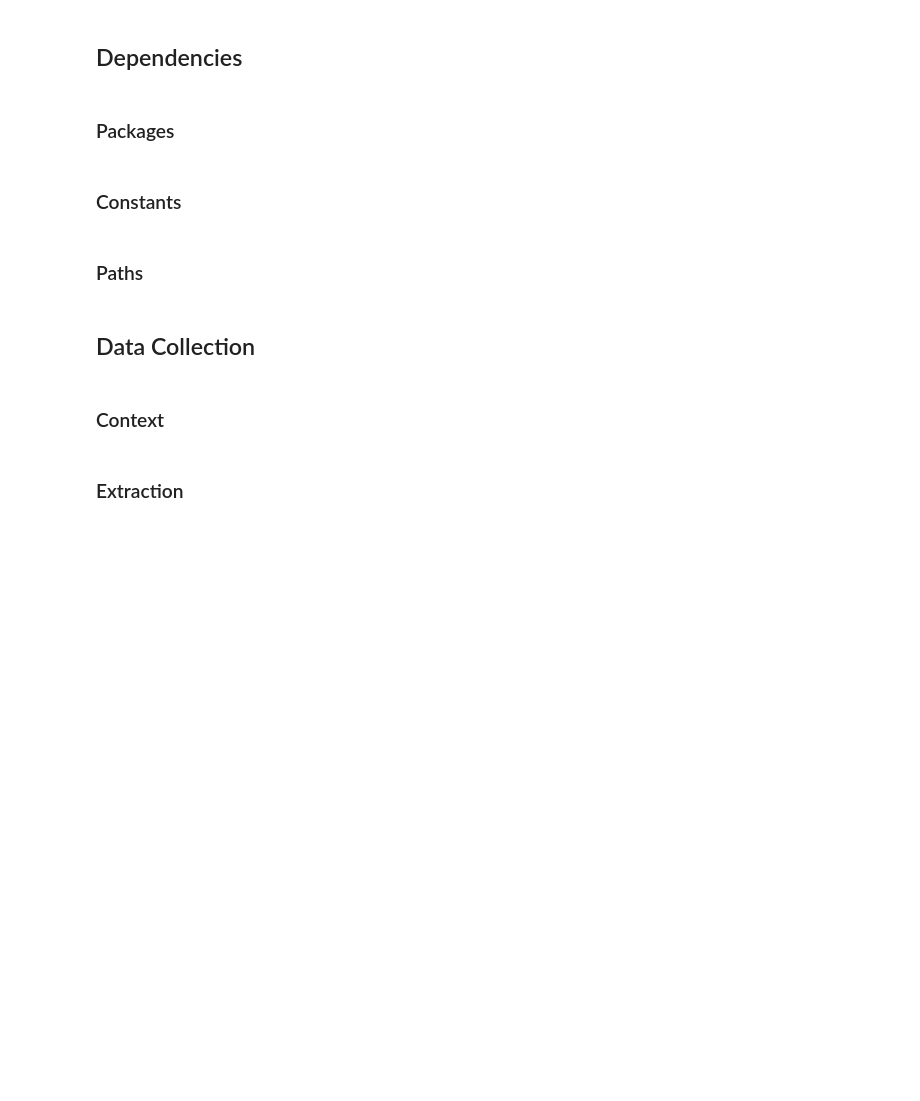
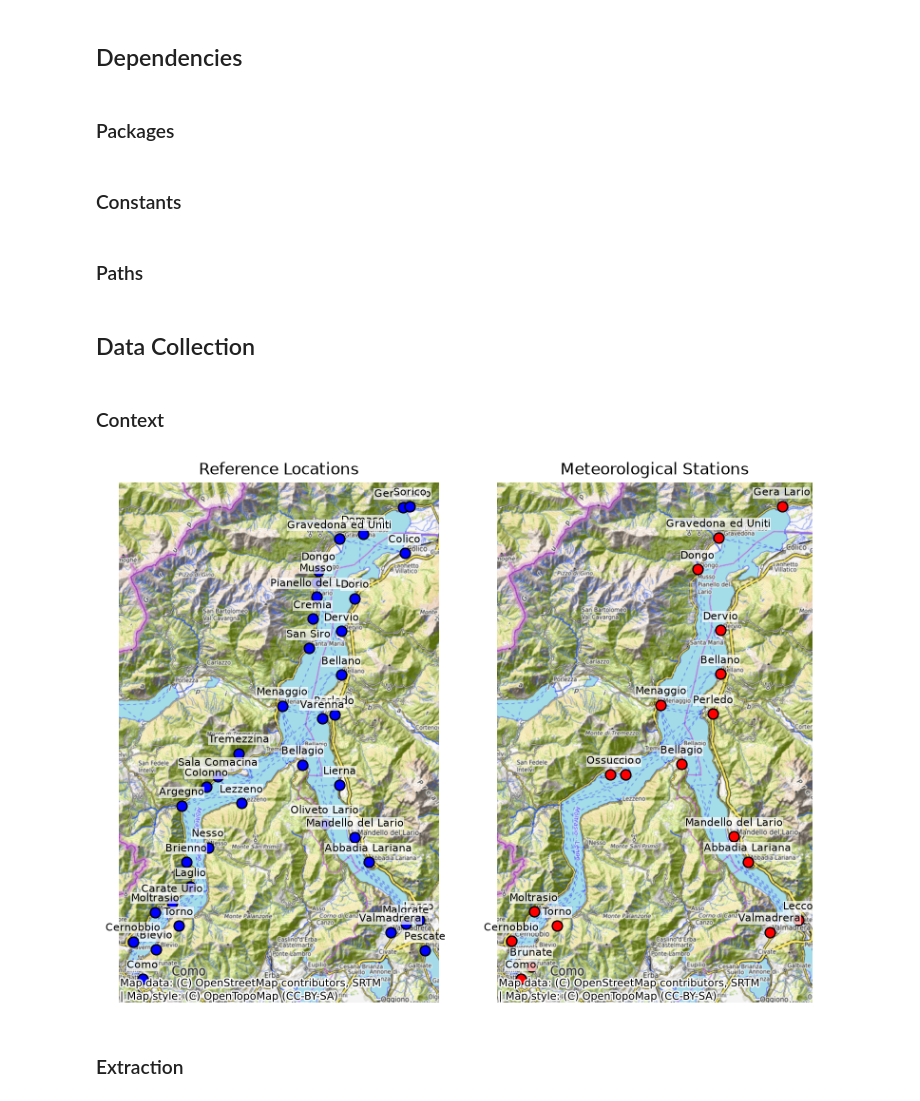
Before and after one commit to robertovicario/LarioNow, a Jupyter notebook: notebook/summary.ipynb, the cells around one changed output. Cells and saved outputs as stored; diff of their text form; code cells hidden in the pictures; blank space fills up the shorter version.

```diff
--- a/notebook/summary.ipynb
+++ b/notebook/summary.ipynb
@@ -83,6 +84,9 @@ warnings.filterwarnings("ignore")
 # %% [markdown]
 ### Constants
 # %%
+# Figures
+FIGURES = []
+
 # GCP
 BQ_CLIENT = bigquery.Client(project=the_config.GCP_PROJECT)
 GCS_CLIENT = storage.Client(project=the_config.GCP_PROJECT)
@@ -158,33 +162,36 @@ for _, row in g_locations_df.iterrows():
     )
 ctx.add_basemap(ax1, source=ctx.providers.OpenTopoMap)
 ax1.set_title("Reference Locations")
 ax1.set_axis_off()
 
 # -------------------------
 
 g_stations_df.plot(
     ax=ax2,
     color="red",
     markersize=60,
     edgecolor="black",
 )
 
 for _, row in g_stations_df.iterrows():
     ax2.annotate(
         row["name"],
         (row.geometry.x, row.geometry.y),
         xytext=(0, 8),
         textcoords="offset points",
         ha="center",
         fontsize=8,
         bbox=dict(fc="white", alpha=0.7, ec="none", pad=0.2),
     )
 ctx.add_basemap(ax2, source=ctx.providers.OpenTopoMap)
 ax2.set_title("Meteorological Stations")
 ax2.set_axis_off()
 
 plt.tight_layout()
+FIGURES.append(plt.gcf())
 plt.show()
+# %% [output]
+[figure, added]
 # %% [markdown]
 ### Extraction
 # %%
```
Also changed, not shown: parts of 20 cells of this notebook, 35 other files.
